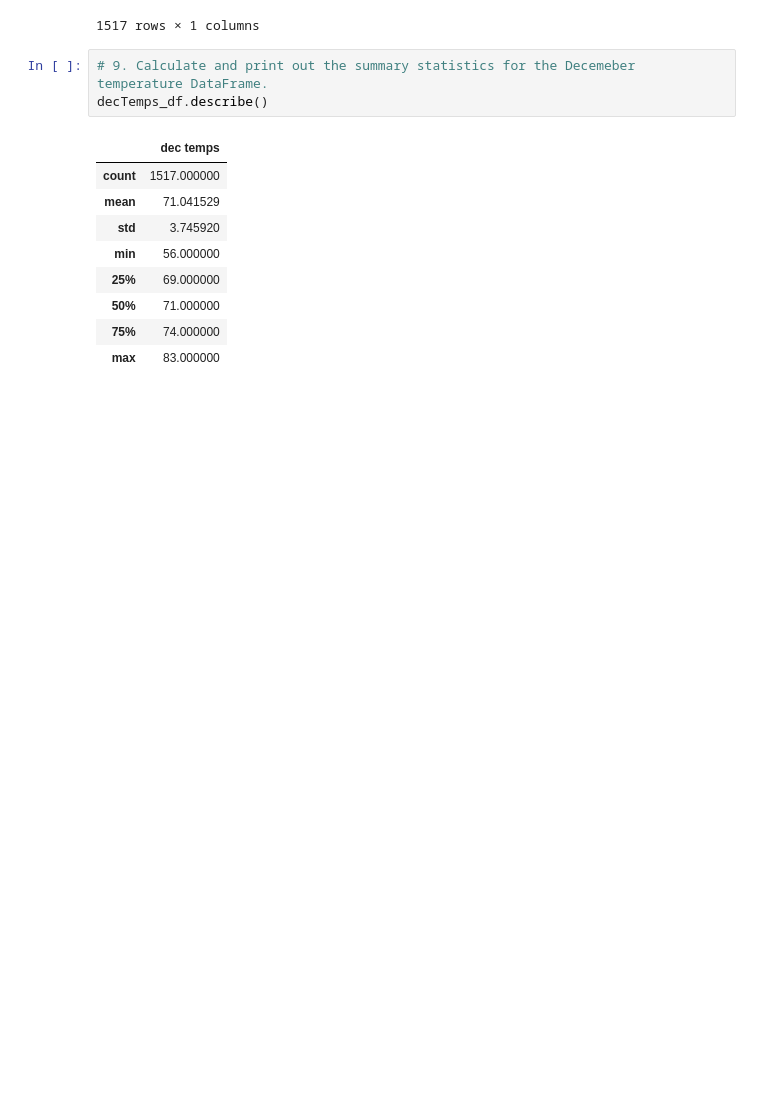
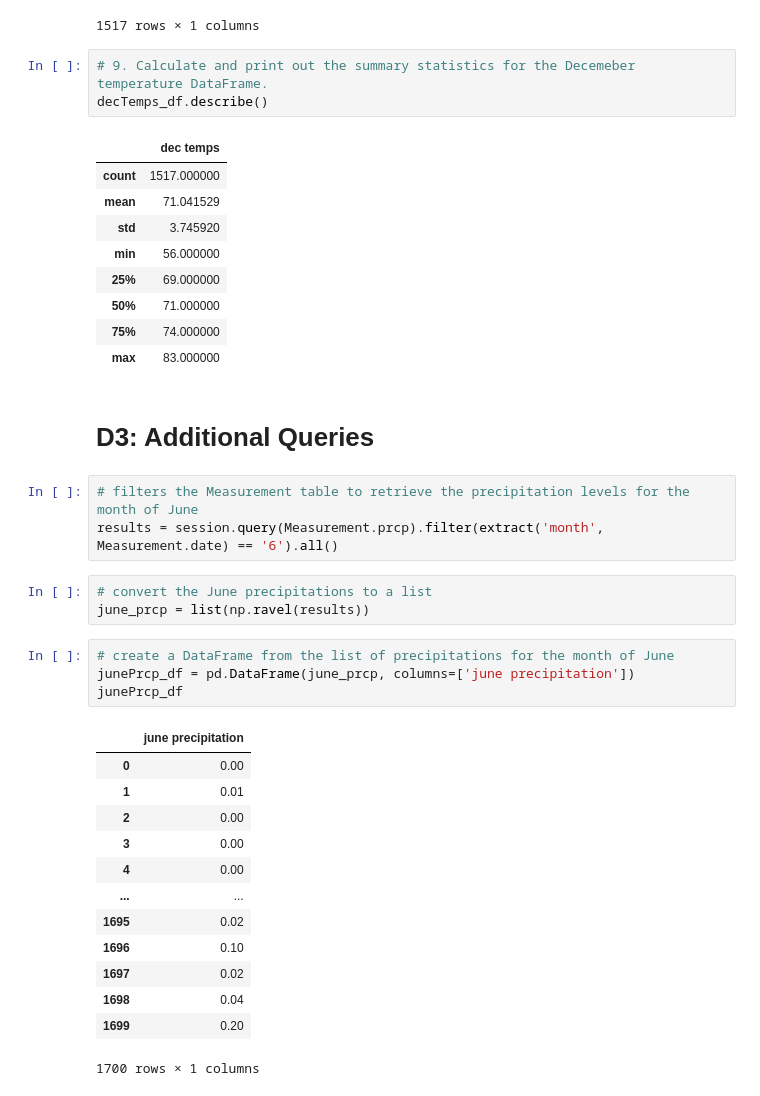
Before and after one commit to amelinn9/surfs-up, a Jupyter notebook: SurfsUp_Challenge.ipynb, the cells around one changed output. Cells and saved outputs as stored; diff of their text form; blank space fills up the shorter version.

```diff
--- a/SurfsUp_Challenge.ipynb
+++ b/SurfsUp_Challenge.ipynb
@@ -141,3 +141,29 @@ decTemps_df.describe()
 | 50% | 71.000000 |
 | 75% | 74.000000 |
 | max | 83.000000 |
+# %% [markdown]
+# D3: Additional Queries
+# %%
+# filters the Measurement table to retrieve the precipitation levels for the month of June
+results = session.query(Measurement.prcp).filter(extract('month', Measurement.date) == '6').all()
+# %%
+# convert the June precipitations to a list
+june_prcp = list(np.ravel(results))
+# %%
+# create a DataFrame from the list of precipitations for the month of June
+junePrcp_df = pd.DataFrame(june_prcp, columns=['june precipitation'])
+junePrcp_df
+# %% [output]
+|  | june precipitation |
+| 0 | 0.00 |
+| 1 | 0.01 |
+| 2 | 0.00 |
+| 3 | 0.00 |
+| 4 | 0.00 |
+| ... | ... |
+| 1695 | 0.02 |
+| 1696 | 0.10 |
+| 1697 | 0.02 |
+| 1698 | 0.04 |
+| 1699 | 0.20 |
+1700 rows × 1 columns
```
Also changed, not shown: parts of 6 cells of this notebook.
